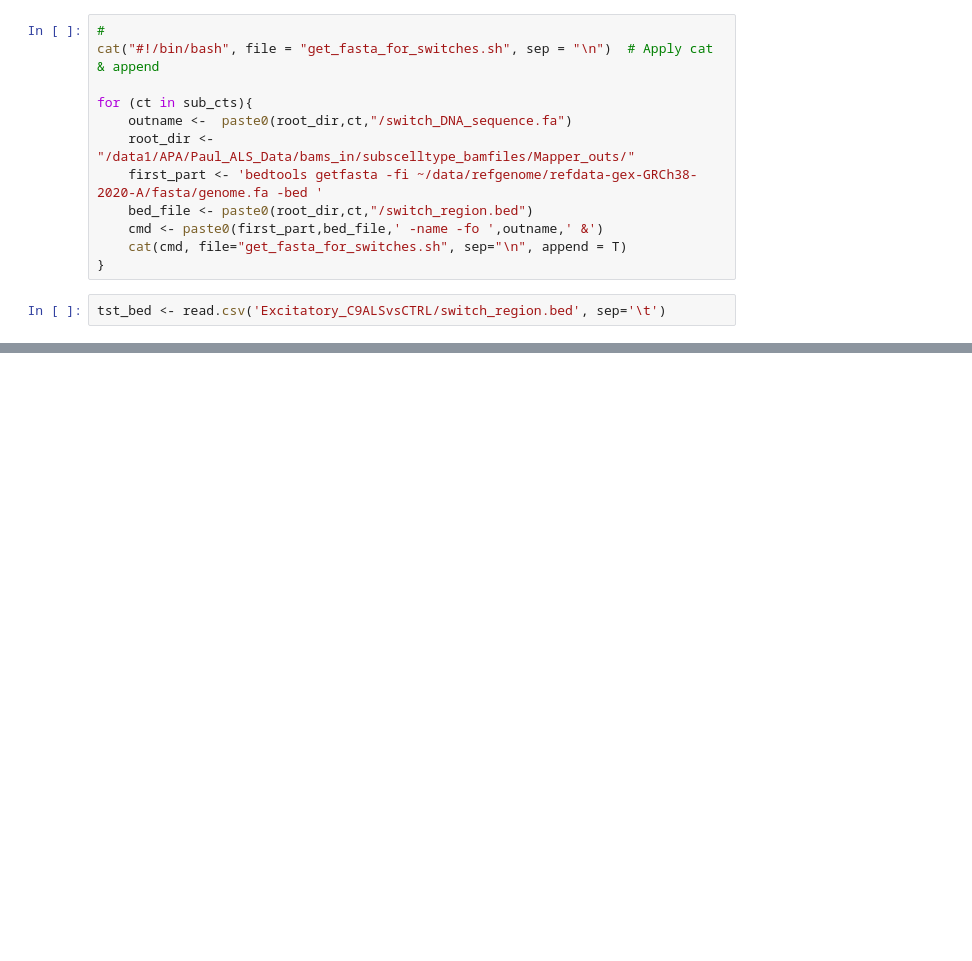
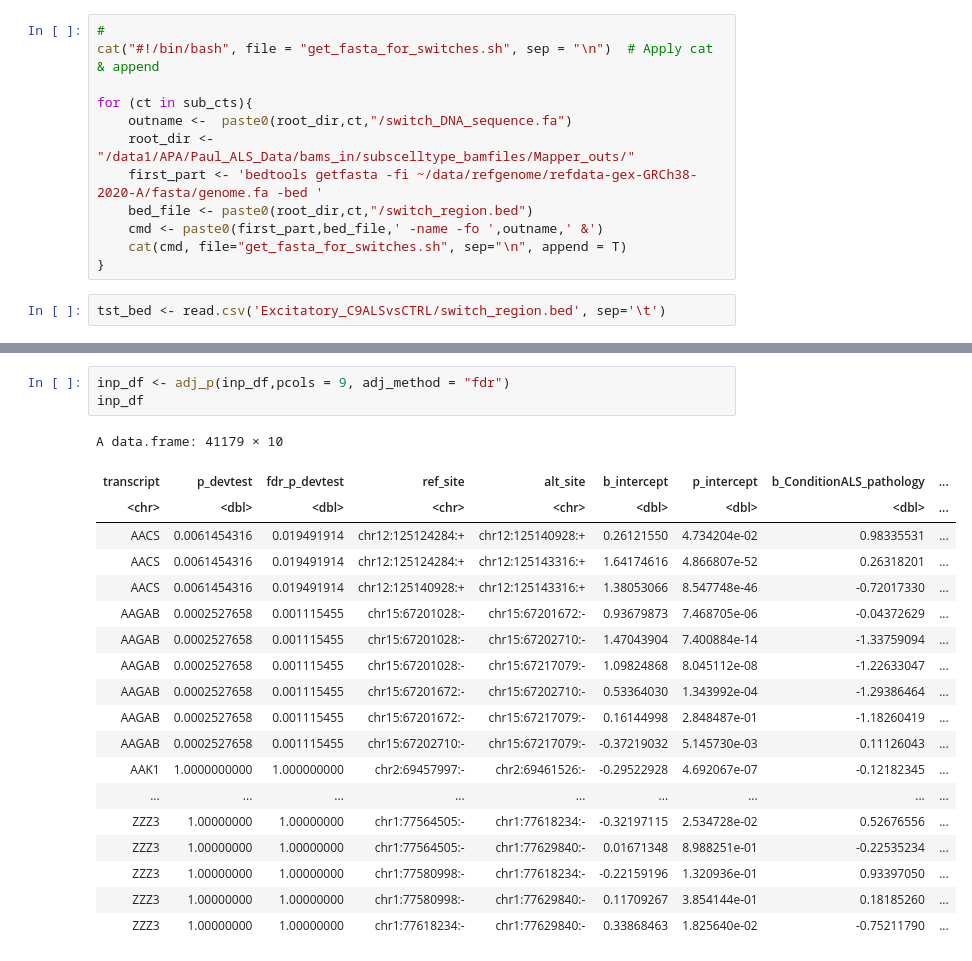
Before and after one commit to AidenSb/APA, a Jupyter notebook: For_DL_model/add_PAS_counts.ipynb, the cells around one changed output, grey strips where cells are left out. Cells and saved outputs as stored; diff of their text form; blank space fills up the shorter version.

```diff
--- a/For_DL_model/add_PAS_counts.ipynb
+++ b/For_DL_model/add_PAS_counts.ipynb
@@ -620,0 +651,23 @@ NULL
+# %%
+inp_df <- adj_p(inp_df,pcols = 9, adj_method = "fdr")
+inp_df
+# %% [output]
+A data.frame: 41179 × 10
+| transcript | p_devtest | fdr_p_devtest | ref_site | alt_site | b_intercept | p_intercept | b_ConditionALS_pathology | ... |
+| <chr> | <dbl> | <dbl> | <chr> | <chr> | <dbl> | <dbl> | <dbl> | ... |
+| AACS | 0.0061454316 | 0.019491914 | chr12:125124284:+ | chr12:125140928:+ | 0.26121550 | 4.734204e-02 | 0.98335531 | ... |
+| AACS | 0.0061454316 | 0.019491914 | chr12:125124284:+ | chr12:125143316:+ | 1.64174616 | 4.866807e-52 | 0.26318201 | ... |
+| AACS | 0.0061454316 | 0.019491914 | chr12:125140928:+ | chr12:125143316:+ | 1.38053066 | 8.547748e-46 | -0.72017330 | ... |
+| AAGAB | 0.0002527658 | 0.001115455 | chr15:67201028:- | chr15:67201672:- | 0.93679873 | 7.468705e-06 | -0.04372629 | ... |
+| AAGAB | 0.0002527658 | 0.001115455 | chr15:67201028:- | chr15:67202710:- | 1.47043904 | 7.400884e-14 | -1.33759094 | ... |
+| AAGAB | 0.0002527658 | 0.001115455 | chr15:67201028:- | chr15:67217079:- | 1.09824868 | 8.045112e-08 | -1.22633047 | ... |
+| AAGAB | 0.0002527658 | 0.001115455 | chr15:67201672:- | chr15:67202710:- | 0.53364030 | 1.343992e-04 | -1.29386464 | ... |
+| AAGAB | 0.0002527658 | 0.001115455 | chr15:67201672:- | chr15:67217079:- | 0.16144998 | 2.848487e-01 | -1.18260419 | ... |
+| AAGAB | 0.0002527658 | 0.001115455 | chr15:67202710:- | chr15:67217079:- | -0.37219032 | 5.145730e-03 | 0.11126043 | ... |
+| AAK1 | 1.0000000000 | 1.000000000 | chr2:69457997:- | chr2:69461526:- | -0.29522928 | 4.692067e-07 | -0.12182345 | ... |
+| ... | ... | ... | ... | ... | ... | ... | ... | ... |
+| ZZZ3 | 1.00000000 | 1.00000000 | chr1:77564505:- | chr1:77618234:- | -0.32197115 | 2.534728e-02 | 0.52676556 | ... |
+| ZZZ3 | 1.00000000 | 1.00000000 | chr1:77564505:- | chr1:77629840:- | 0.01671348 | 8.988251e-01 | -0.22535234 | ... |
+| ZZZ3 | 1.00000000 | 1.00000000 | chr1:77580998:- | chr1:77618234:- | -0.22159196 | 1.320936e-01 | 0.93397050 | ... |
+| ZZZ3 | 1.00000000 | 1.00000000 | chr1:77580998:- | chr1:77629840:- | 0.11709267 | 3.854144e-01 | 0.18185260 | ... |
+| ZZZ3 | 1.00000000 | 1.00000000 | chr1:77618234:- | chr1:77629840:- | 0.33868463 | 1.825640e-02 | -0.75211790 | ... |
```
Also changed, not shown: parts of 8 cells of this notebook, 23 other files.
